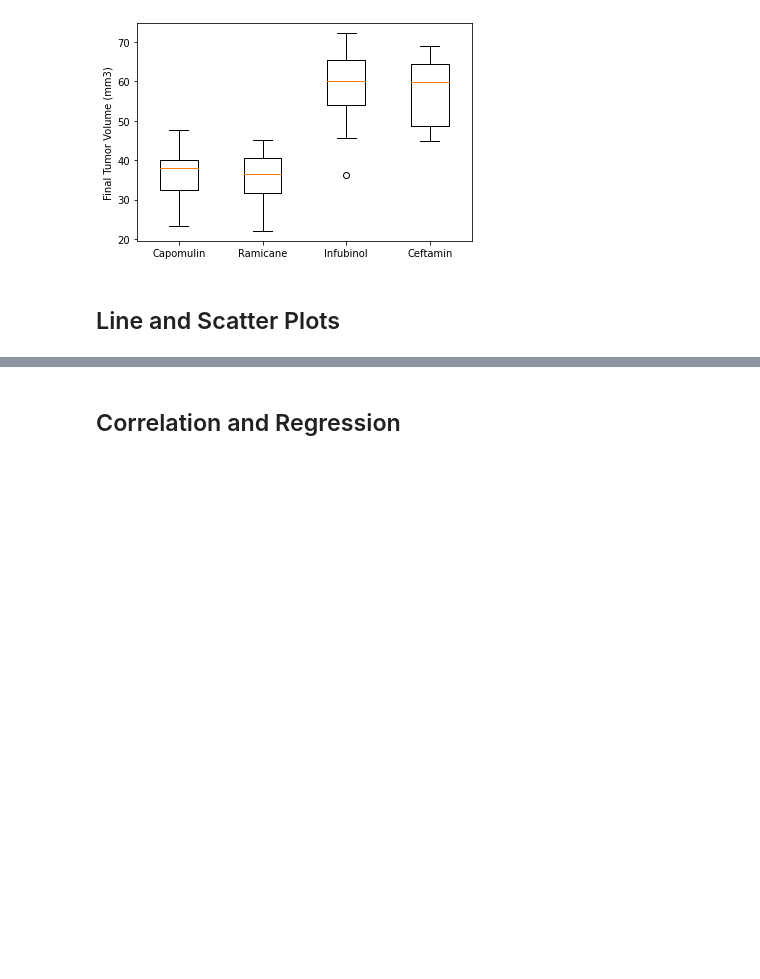
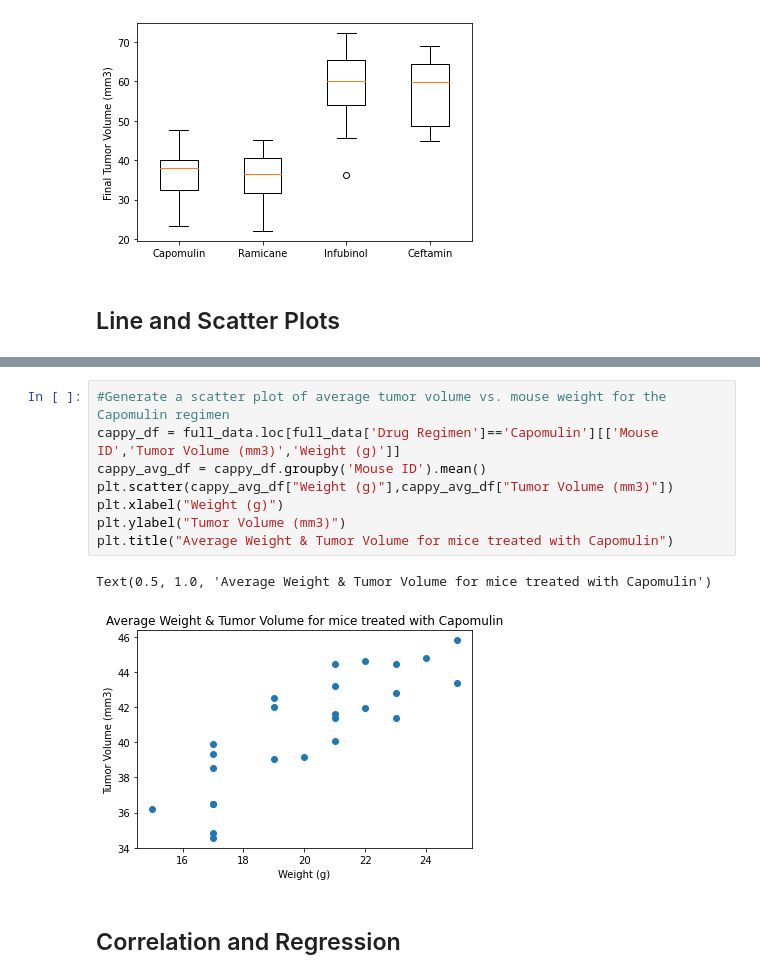
Before and after one commit to fanchea84/Matplotlib-challenge, a Jupyter notebook: Pymaceuticals.ipynb, the cells around one changed output, grey strips where cells are left out. Saved outputs shown, nothing was run; the diff lists cells and outputs as text; blank space fills up the shorter version.

```diff
--- a/Pymaceuticals.ipynb
+++ b/Pymaceuticals.ipynb
@@ -284,3 +289,14 @@ Text(0, 0.5, 'Final Tumor Volume (mm3)')
+# %%
+#Generate a scatter plot of average tumor volume vs. mouse weight for the Capomulin regimen
+cappy_df = full_data.loc[full_data['Drug Regimen']=='Capomulin'][['Mouse ID','Tumor Volume (mm3)','Weight (g)']]
+cappy_avg_df = cappy_df.groupby('Mouse ID').mean()
+plt.scatter(cappy_avg_df["Weight (g)"],cappy_avg_df["Tumor Volume (mm3)"])
+plt.xlabel("Weight (g)")
+plt.ylabel("Tumor Volume (mm3)")
+plt.title("Average Weight & Tumor Volume for mice treated with Capomulin")
+# %% [output]
+Text(0.5, 1.0, 'Average Weight & Tumor Volume for mice treated with Capomulin')
+[figure, added]
 # %% [markdown]
 ## Correlation and Regression
 # %%
```
Also changed, not shown: parts of 5 cells of this notebook.
